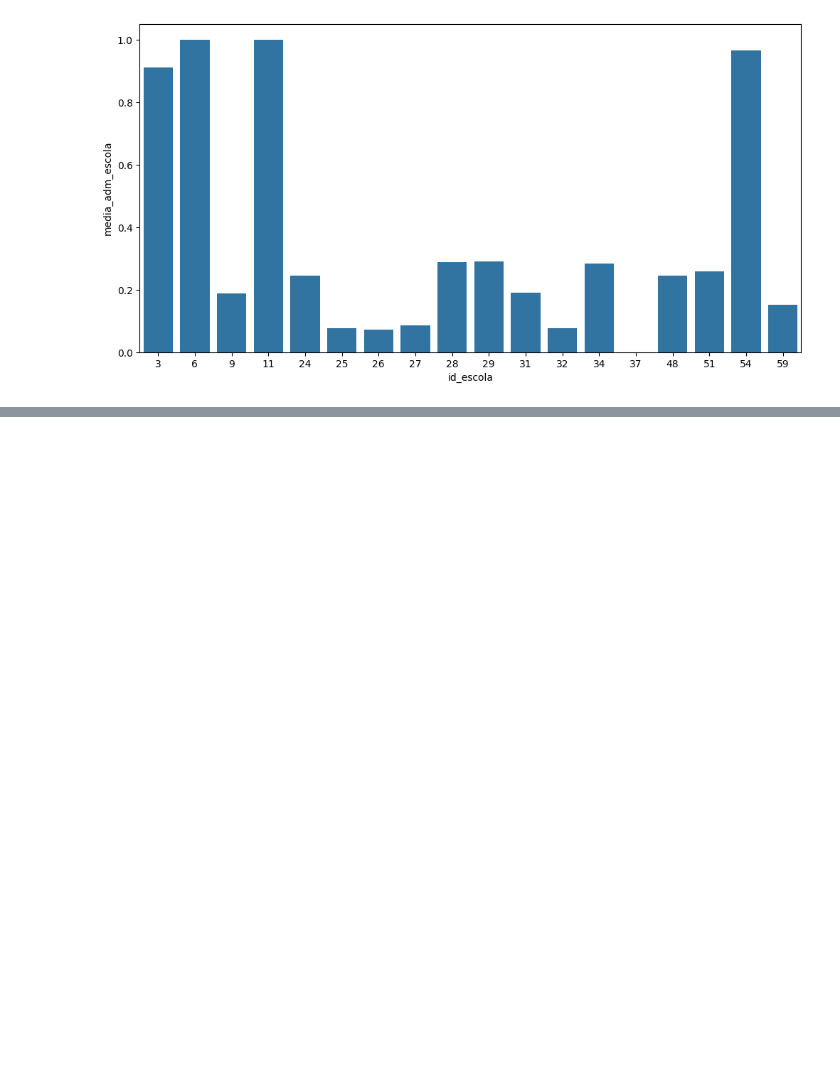
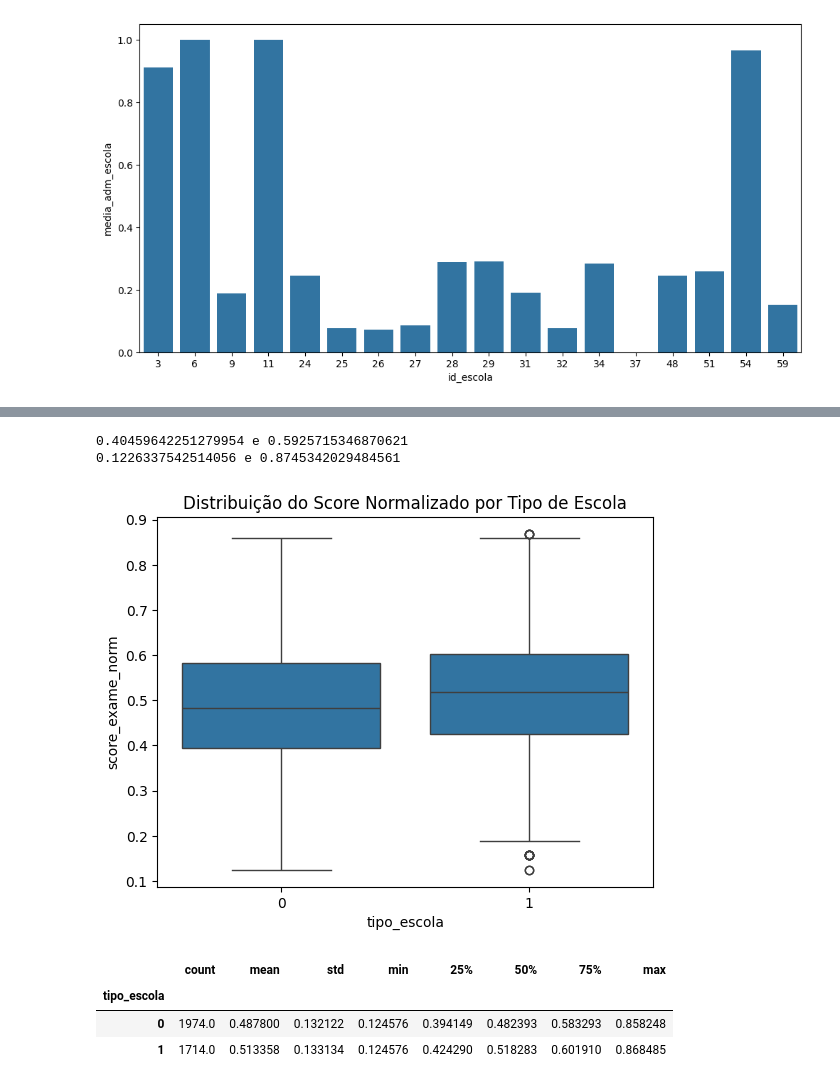
Before and after one commit to akyla007/Akyla_Aquino_Desafio, a Jupyter notebook: main.ipynb, the cells around one changed output, grey strips where cells are left out. Drawn from its saved outputs; the diff is of its cells as text; code cells hidden in the pictures; blank space fills up the shorter version.

```diff
--- a/main.ipynb
+++ b/main.ipynb
@@ -374,0 +385,13 @@ sns.boxplot(x='id_escola', y='score_exame_norm', data=df.loc[df['id_escola'] ==
+# %%
+Q1 = df['score_exame_norm'].quantile(0.25)
+Q3 = df['score_exame_norm'].quantile(0.75)
+IQR = Q3 - Q1
+
+# Limites
+lower_bound = Q1 - 1.5 * IQR
+upper_bound = Q3 + 1.5 * IQR
+
+# Identificar os outliers ( Piores notas e melhores)
+outliers = df[(df['score_exame_norm'] < lower_bound) | (df['score_exame_norm'] > upper_bound)]
+outliers.to_csv('data/gold/final_data_filtered.csv', index=False)
+outliers.head(5)
@@ -374,0 +405,21 @@ sns.boxplot(x='id_escola', y='score_exame_norm', data=df.loc[df['id_escola'] ==
+# %%
+print(f"{Q1} e {Q3}")
+print(f"{lower_bound} e {upper_bound}")
+# %% [output]
+0.40459642251279954 e 0.5925715346870621
+0.1226337542514056 e 0.8745342029484561
+# %%
+df_cleaned = df[(df['score_exame_norm'] >= lower_bound) & (df['score_exame_norm'] <= upper_bound)]
+# %%
+sns.boxplot(x='tipo_escola', y='score_exame_norm', data=df_cleaned)
+plt.title("Distribuição do Score Normalizado por Tipo de Escola")
+plt.show()
+# %% [output]
+[figure, added]
+# %%
+df_cleaned.groupby('tipo_escola')['score_exame_norm'].describe()
+# %% [output]
+|  | count | mean | std | min | 25% | 50% | 75% | max |
+| tipo_escola |  |  |  |  |  |  |  |  |
+| 0 | 1974.0 | 0.487800 | 0.132122 | 0.124576 | 0.394149 | 0.482393 | 0.583293 | 0.858248 |
+| 1 | 1714.0 | 0.513358 | 0.133134 | 0.124576 | 0.424290 | 0.518283 | 0.601910 | 0.868485 |
```
Also changed, not shown: parts of 11 cells of this notebook, 6 other files.
